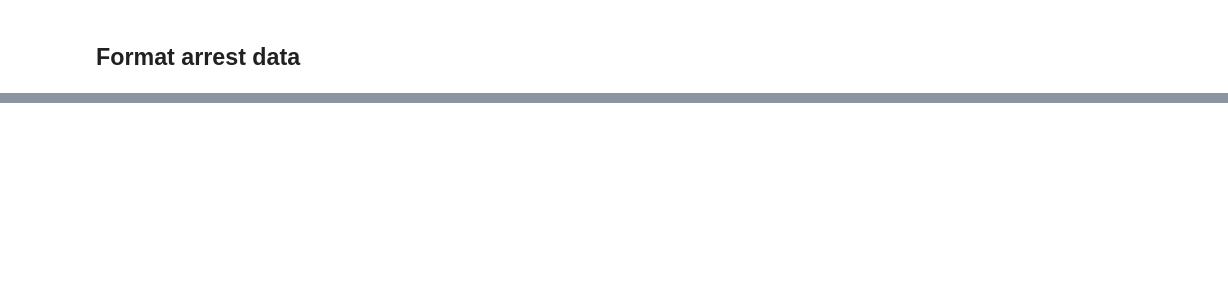
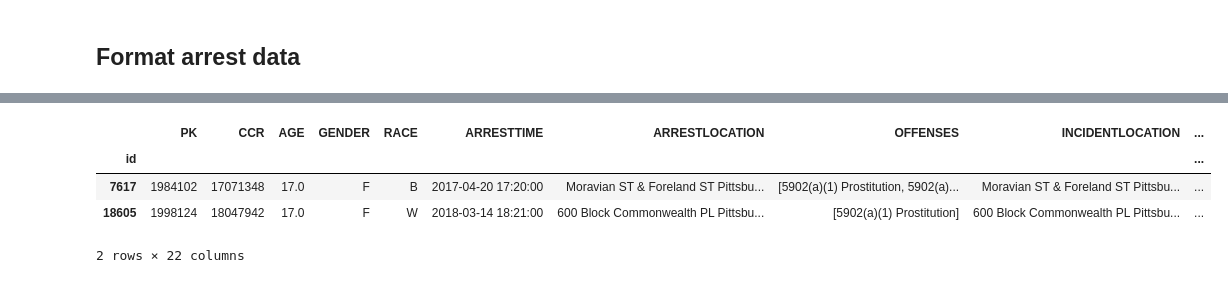
Before and after one commit to moates/pghSWArrests, a Jupyter notebook: arrest_data_analysis.ipynb, the cells around one changed output, grey strips where cells are left out. Cells and saved outputs as stored; diff of their text form; code cells hidden in the pictures; blank space fills up the shorter version.

```diff
--- a/arrest_data_analysis.ipynb
+++ b/arrest_data_analysis.ipynb
@@ -163,0 +310,9 @@ possible_charges <- str_c("5902(a)", "5902(b)", "5902(c)", "5902(d)", "5902 (a)"
+# %%
+## People under the age of 18 arrested for prostitution
+providers.loc[providers.AGE < 18]
+# %% [output]
+|  | PK | CCR | AGE | GENDER | RACE | ARRESTTIME | ARRESTLOCATION | OFFENSES | INCIDENTLOCATION | ... |
+| id |  |  |  |  |  |  |  |  |  | ... |
+| 7617 | 1984102 | 17071348 | 17.0 | F | B | 2017-04-20 17:20:00 | Moravian ST & Foreland ST Pittsbu... | [5902(a)(1) Prostitution, 5902(a)... | Moravian ST & Foreland ST Pittsbu... | ... |
+| 18605 | 1998124 | 18047942 | 17.0 | F | W | 2018-03-14 18:21:00 | 600 Block Commonwealth PL Pittsbu... | [5902(a)(1) Prostitution] | 600 Block Commonwealth PL Pittsbu... | ... |
+2 rows × 22 columns
```
Also changed, not shown: parts of 34 cells of this notebook.
